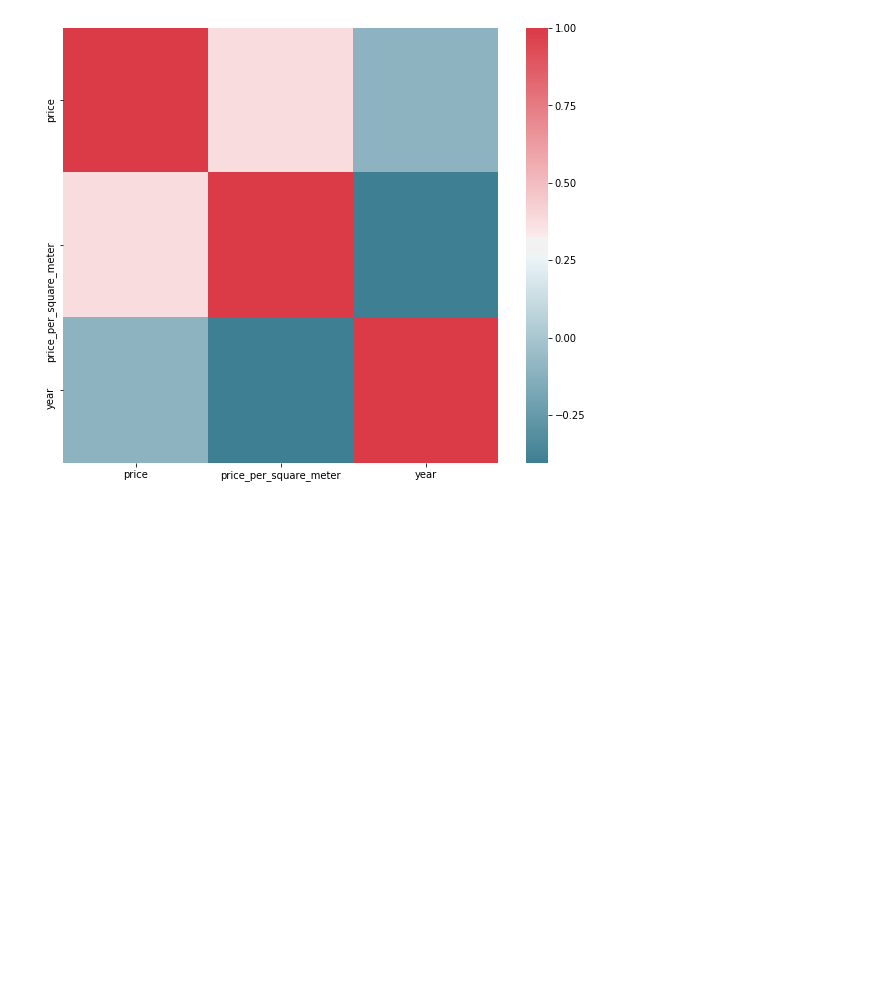
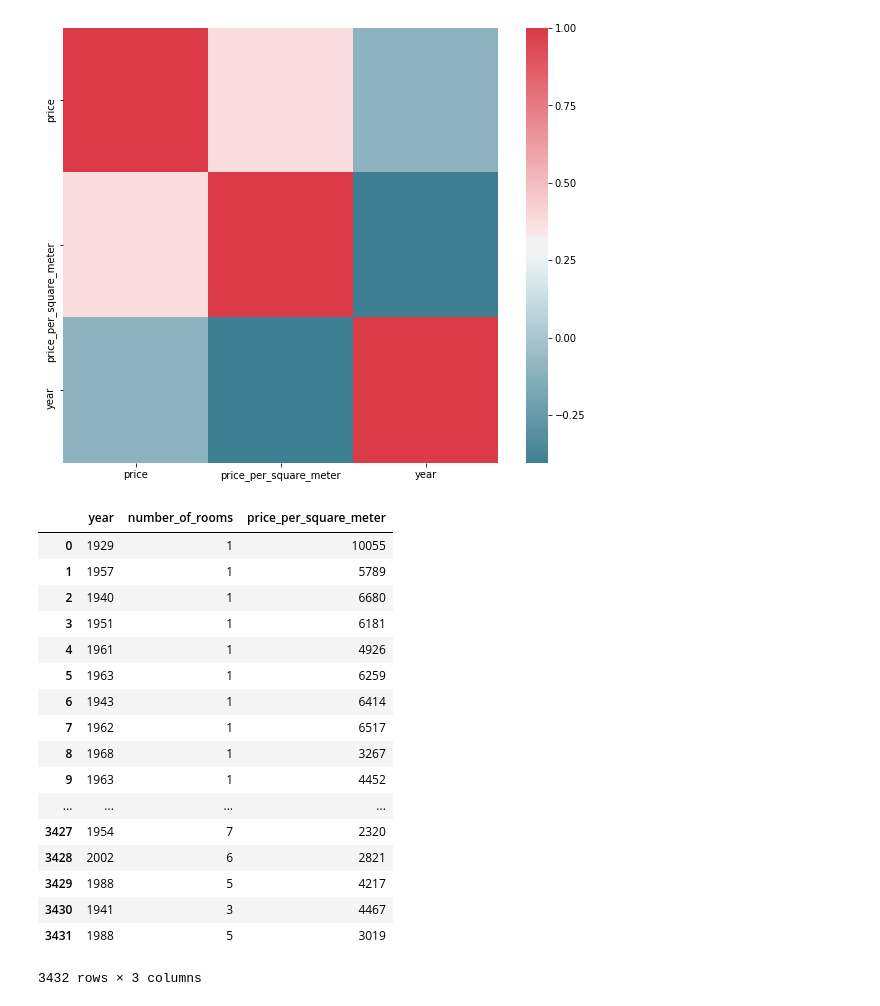
Before and after one commit to kaleaht/house-prices, a Jupyter notebook: sexy_book.ipynb, the cells around one changed output. Saved outputs shown, nothing was run; the diff lists cells and outputs as text; code cells hidden in the pictures; blank space fills up the shorter version.

```diff
--- a/sexy_book.ipynb
+++ b/sexy_book.ipynb
@@ -32,3 +61,24 @@ sns.heatmap(corr, mask=np.zeros_like(corr, dtype=np.bool), cmap=sns.diverging_pa
 # %% [output]
 <matplotlib.axes._subplots.AxesSubplot at 0x...>
 [figure]
+# %%
+data[['year','number_of_rooms','price_per_square_meter']]
+# %% [output]
+|  | year | number_of_rooms | price_per_square_meter |
+| 0 | 1929 | 1 | 10055 |
+| 1 | 1957 | 1 | 5789 |
+| 2 | 1940 | 1 | 6680 |
+| 3 | 1951 | 1 | 6181 |
+| 4 | 1961 | 1 | 4926 |
+| 5 | 1963 | 1 | 6259 |
+| 6 | 1943 | 1 | 6414 |
+| 7 | 1962 | 1 | 6517 |
+| 8 | 1968 | 1 | 3267 |
+| 9 | 1963 | 1 | 4452 |
+| ... | ... | ... | ... |
+| 3427 | 1954 | 7 | 2320 |
+| 3428 | 2002 | 6 | 2821 |
+| 3429 | 1988 | 5 | 4217 |
+| 3430 | 1941 | 3 | 4467 |
+| 3431 | 1988 | 5 | 3019 |
+3432 rows × 3 columns
```
Also changed, not shown: parts of 8 cells of this notebook.
